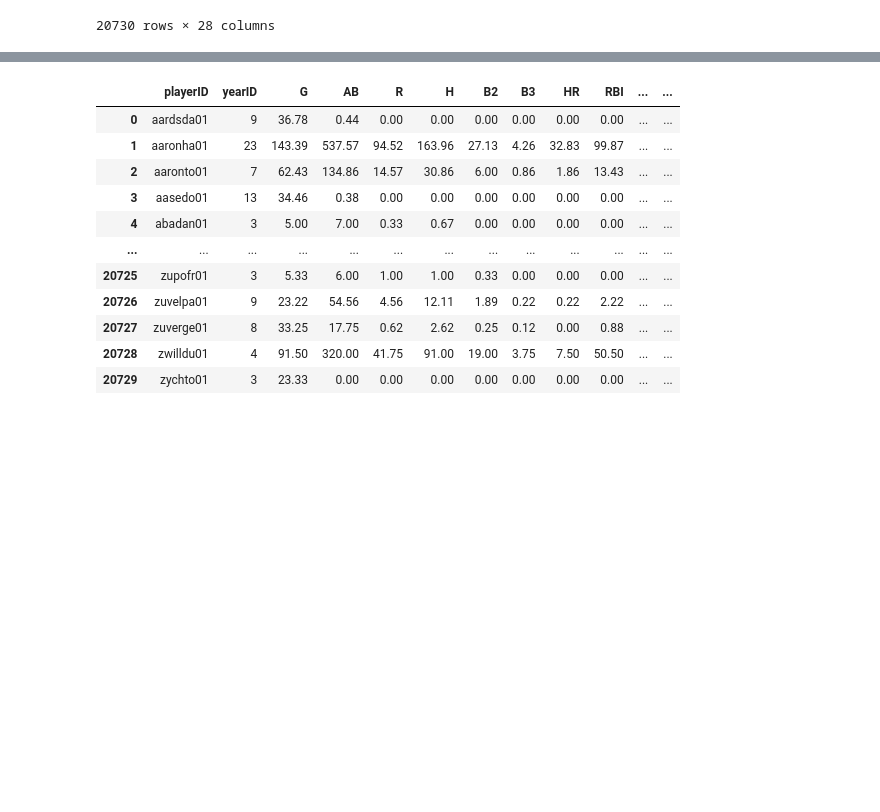
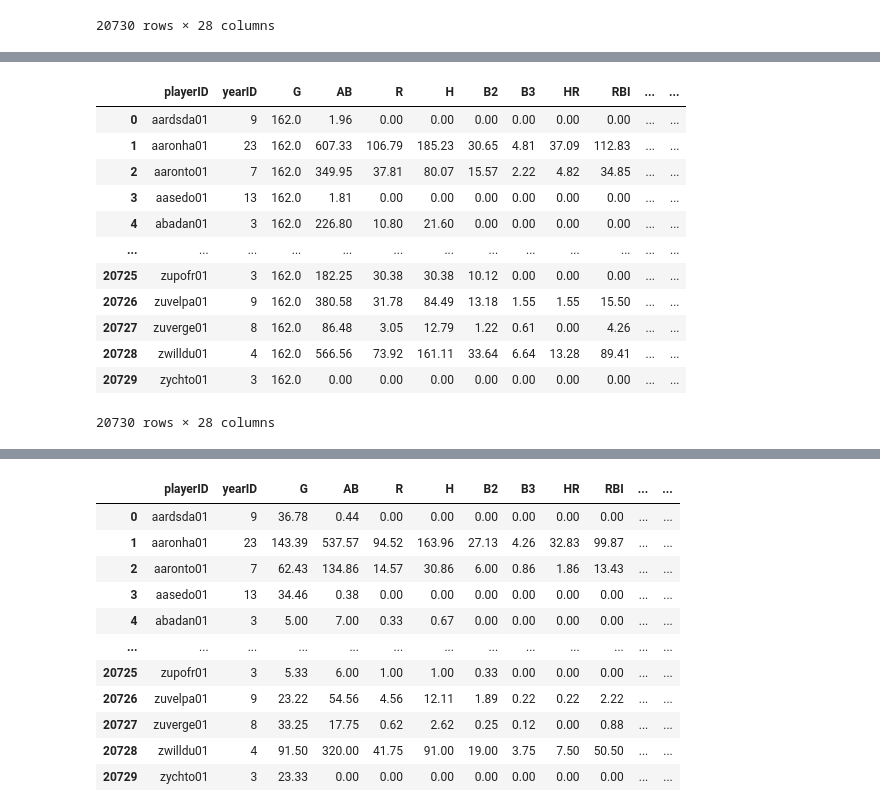
Before and after one commit to anwrak/jbbs_data, a Jupyter notebook: process_data/player_batting.ipynb, the cells around one changed output, grey strips where cells are left out. Drawn from its saved outputs; the diff is of its cells as text; code cells hidden in the pictures; blank space fills up the shorter version.

```diff
--- a/process_data/player_batting.ipynb
+++ b/process_data/player_batting.ipynb
@@ -100,0 +115,25 @@ career_df
+# %%
+#create rows for 162 Game Avg.
+avg162_df = career_df.drop(['rowType'], axis=1 ).copy()
+stat_cols = avg162_df.columns.difference(['playerID', 'age', 'yearID'])
+
+
+avg162_df[stat_cols] = avg162_df[stat_cols].div(avg162_df['G'], axis=0).mul(162).round(2)
+
+avg162_df['rowType'] = '162Avg'
+
+avg162_df
+# %% [output]
+|  | playerID | yearID | G | AB | R | H | B2 | B3 | HR | RBI | ... | ... |
+| 0 | aardsda01 | 9 | 162.0 | 1.96 | 0.00 | 0.00 | 0.00 | 0.00 | 0.00 | 0.00 | ... | ... |
+| 1 | aaronha01 | 23 | 162.0 | 607.33 | 106.79 | 185.23 | 30.65 | 4.81 | 37.09 | 112.83 | ... | ... |
+| 2 | aaronto01 | 7 | 162.0 | 349.95 | 37.81 | 80.07 | 15.57 | 2.22 | 4.82 | 34.85 | ... | ... |
+| 3 | aasedo01 | 13 | 162.0 | 1.81 | 0.00 | 0.00 | 0.00 | 0.00 | 0.00 | 0.00 | ... | ... |
+| 4 | abadan01 | 3 | 162.0 | 226.80 | 10.80 | 21.60 | 0.00 | 0.00 | 0.00 | 0.00 | ... | ... |
+| ... | ... | ... | ... | ... | ... | ... | ... | ... | ... | ... | ... | ... |
+| 20725 | zupofr01 | 3 | 162.0 | 182.25 | 30.38 | 30.38 | 10.12 | 0.00 | 0.00 | 0.00 | ... | ... |
+| 20726 | zuvelpa01 | 9 | 162.0 | 380.58 | 31.78 | 84.49 | 13.18 | 1.55 | 1.55 | 15.50 | ... | ... |
+| 20727 | zuverge01 | 8 | 162.0 | 86.48 | 3.05 | 12.79 | 1.22 | 0.61 | 0.00 | 4.26 | ... | ... |
+| 20728 | zwilldu01 | 4 | 162.0 | 566.56 | 73.92 | 161.11 | 33.64 | 6.64 | 13.28 | 89.41 | ... | ... |
+| 20729 | zychto01 | 3 | 162.0 | 0.00 | 0.00 | 0.00 | 0.00 | 0.00 | 0.00 | 0.00 | ... | ... |
+20730 rows × 28 columns
```
Also changed, not shown: parts of 3 cells of this notebook.
